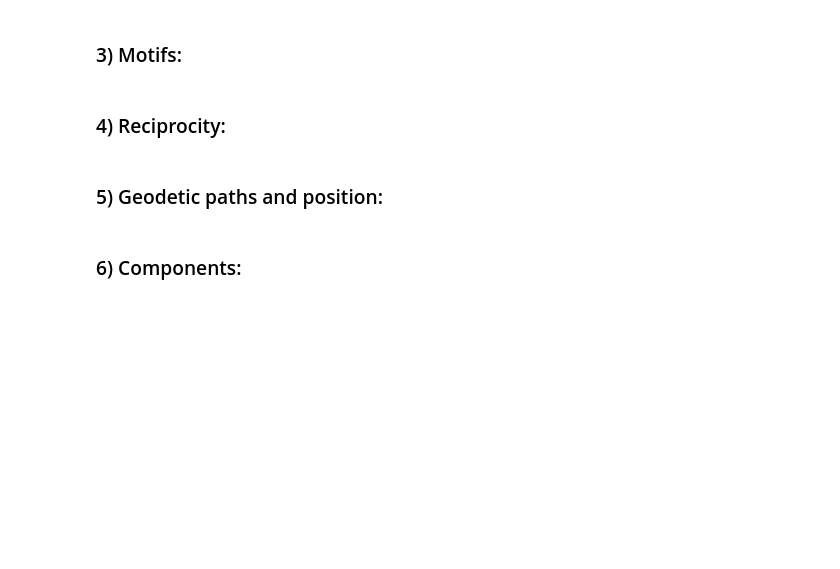
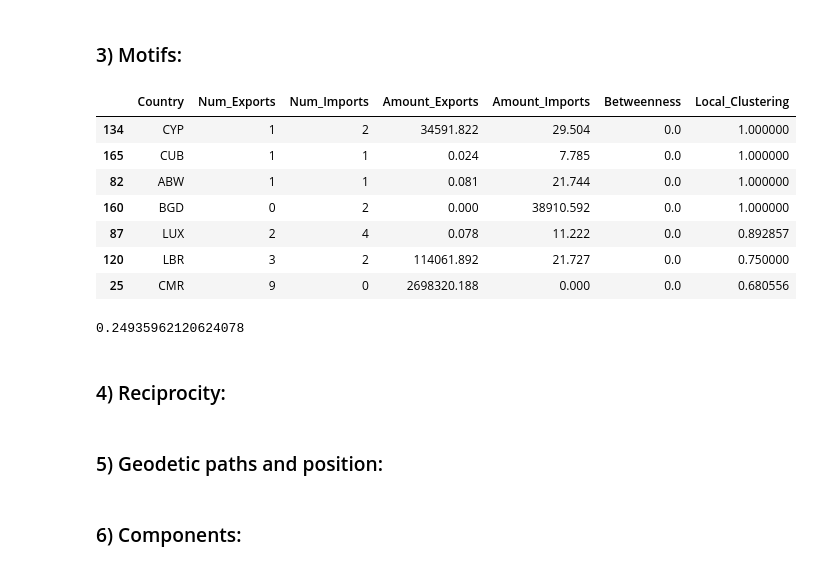
Before and after one commit to eduardgamez/Social-Computing-Analysis, a Jupyter notebook: notebooks/graph_metrics.ipynb, the cells around one changed output. Saved outputs shown, nothing was run; the diff lists cells and outputs as text; code cells hidden in the pictures; blank space fills up the shorter version.

```diff
--- a/notebooks/graph_metrics.ipynb
+++ b/notebooks/graph_metrics.ipynb
@@ -8,4 +10,23 @@ graph = nx.read_gexf(BASE_DIR / "notebooks" / "world_trade_network.gexf")
 # %% [markdown]
 ### 1) Degree analysis:
 # %%
-# 1.1) Nodes degree and average degree:
+# 1.1) Nodes degree (considering the weight and the in and out degree):
+
+# In order to visualize these metrics better, we shall display them as a Pandas DataFrame:
+
+metrics = []
+for node in graph.nodes():
+    metrics.append({
+        'Country': node,
+
+        # Diplomacy (number of associates -> Without considering weights):
+        'Num_Exports': graph.out_degree(node),
+        'Num_Imports': graph.in_degree(node),
+
+        # Economy (volume of trades -> considering weights):
+        'Amount_Exports': graph.out_degree(node, weight='weight'),
+        'Amount_Imports': graph.in_degree(node, weight='weight')
+    })
+
+df_metrics = pd.DataFrame(metrics).sort_values(by='Amount_Exports', ascending=False)
+df_metrics.head(5)
@@ -15,3 +130,20 @@ graph = nx.read_gexf(BASE_DIR / "notebooks" / "world_trade_network.gexf")
 ### 2) Betweenness:
 # %%
 # 2.1) Betweenness analysis:
+
+# Here we must consider something important - the betweenness centrality calculates the number
+# of minimum paths in an specific node. The thing is that this minimum path is calculated according to
+# the weights, so that an edge which presents a huge flow of goods would be considered as a "path with huge cost",
+# but we know that in economy it means the opposite. Thus, we will be using the inverse of the weight as the distance:
+
+for u, v, d in graph.edges(data=True):
+    # We add a minuscule value (1e-6) to avoid divisions by zero in case any weight is 0:
+    graph[u][v]['distance'] = 1 / (d['weight'] + 1e-6)
+
+# Calculate the betweennes centrality considering the "distance" as the weight:
+betweenness = nx.betweenness_centrality(graph, weight='distance', normalized=True)
+
+# Save it in the metrics DataFrame:
+df_metrics['Betweenness'] = df_metrics['Country'].map(betweenness)
+
+df_metrics.sort_values(by='Betweenness', ascending=False).head(5)
@@ -19,8 +158,25 @@ graph = nx.read_gexf(BASE_DIR / "notebooks" / "world_trade_network.gexf")
 ### 3) Motifs:
 # %%
 # 3.1) Local clustering coefficient:
+local_clustering = nx.clustering(graph)
+
+df_metrics['Local_Clustering'] = df_metrics['Country'].map(local_clustering)
+df_metrics.sort_values(by='Local_Clustering', ascending=False).head(7)
+# %% [output]
+|  | Country | Num_Exports | Num_Imports | Amount_Exports | Amount_Imports | Betweenness | Local_Clustering |
+| 134 | CYP | 1 | 2 | 34591.822 | 29.504 | 0.0 | 1.000000 |
+| 165 | CUB | 1 | 1 | 0.024 | 7.785 | 0.0 | 1.000000 |
+| 82 | ABW | 1 | 1 | 0.081 | 21.744 | 0.0 | 1.000000 |
+| 160 | BGD | 0 | 2 | 0.000 | 38910.592 | 0.0 | 1.000000 |
+| 87 | LUX | 2 | 4 | 0.078 | 11.222 | 0.0 | 0.892857 |
+| 120 | LBR | 3 | 2 | 114061.892 | 21.727 | 0.0 | 0.750000 |
+| 25 | CMR | 9 | 0 | 2698320.188 | 0.000 | 0.0 | 0.680556 |
 # %%
-# 3.2) Gloabl clustering coefficient (transitivity):
+# 3.2) Global clustering coefficient (transitivity):
+transitivity = nx.transitivity(graph)
+transitivity
+# %% [output]
+0.24935962120624078
 # %% [markdown]
 ### 4) Reciprocity:
 # %%
```
Also changed, not shown: parts of 6 cells of this notebook.
